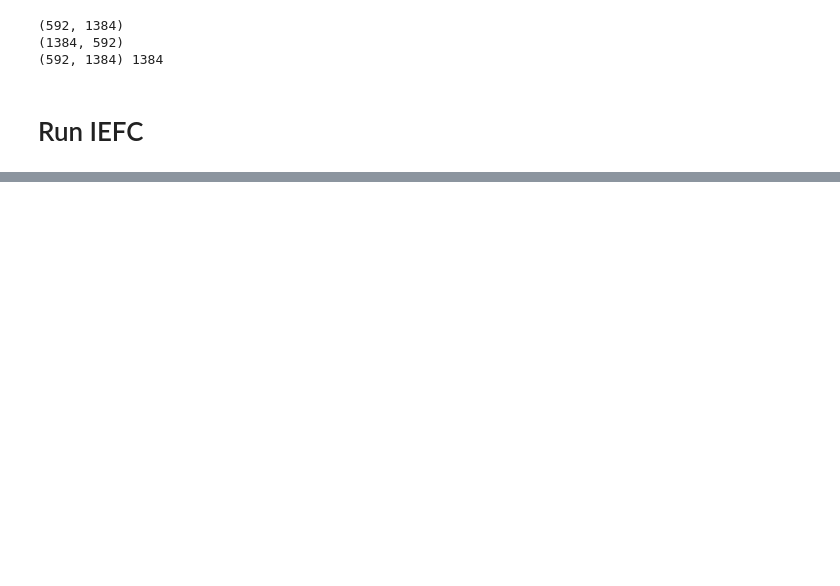
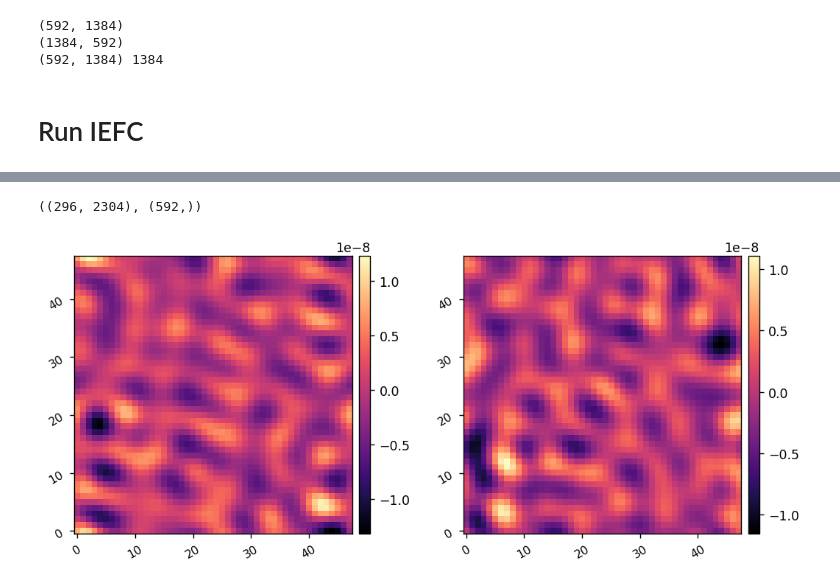
Before and after one commit to kian1377/roman-cgi-iefc, a Jupyter notebook: hlc_annular_run_iefc_2dm.ipynb, the cells around one changed output, grey strips where cells are left out. Cells and saved outputs as stored; diff of their text form; code cells hidden in the pictures; blank space fills up the shorter version.

```diff
--- a/hlc_annular_run_iefc_2dm.ipynb
+++ b/hlc_annular_run_iefc_2dm.ipynb
@@ -198,0 +184,16 @@ misc.myimshow(abs(dm_commands[:Nact**2] - dm_commands[Nact**2:]).reshape(Nact,Na
+# %%
+fourier_modes.shape, commands.shape
+# %% [output]
+((296, 2304), (592,))
+# %%
+command1 = []
+command2 = []
+for i in range(nmodes*2):
+    if i%2==0: command1.append(commands[i])
+    else: command2.append(commands[i])
+# %%
+dm1_commands = fourier_modes.T.dot(command1)
+dm2_commands = fourier_modes.T.dot(command2)
+misc.myimshow2(dm1_commands.reshape(Nact,Nact), dm2_commands.reshape(Nact,Nact))
+# %% [output]
+[figure, added]
```
Also changed, not shown: parts of 10 cells of this notebook, 1 other file.
